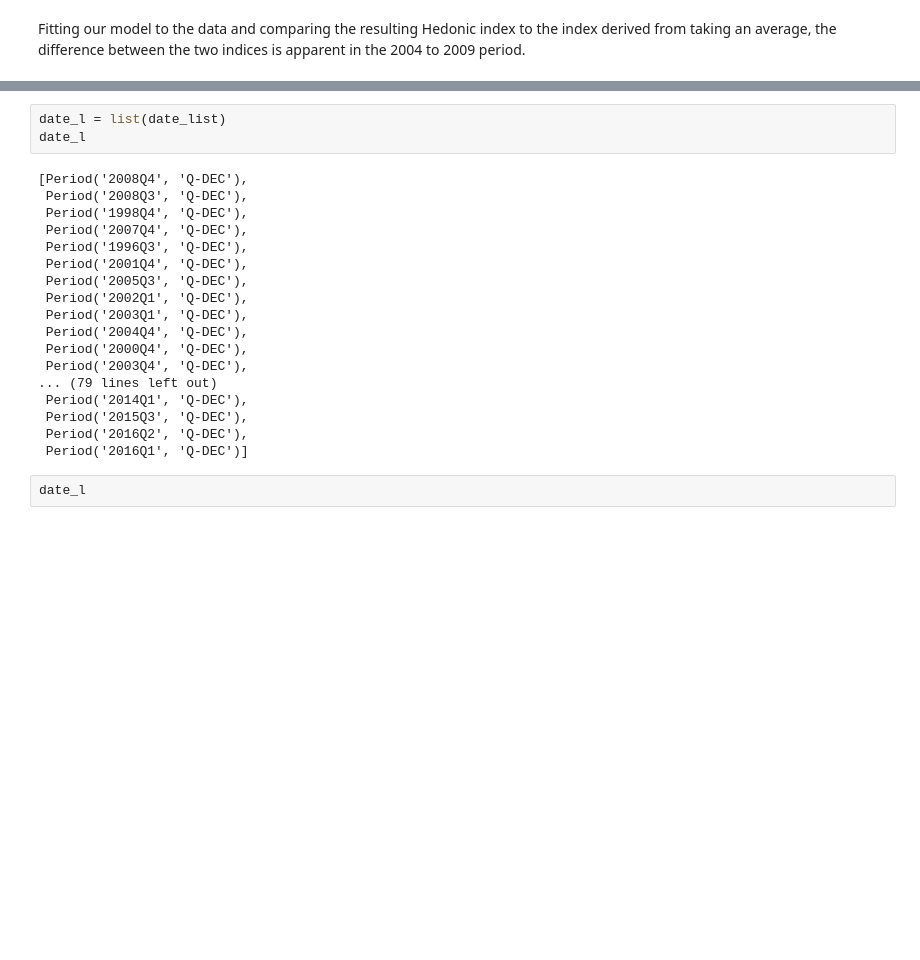
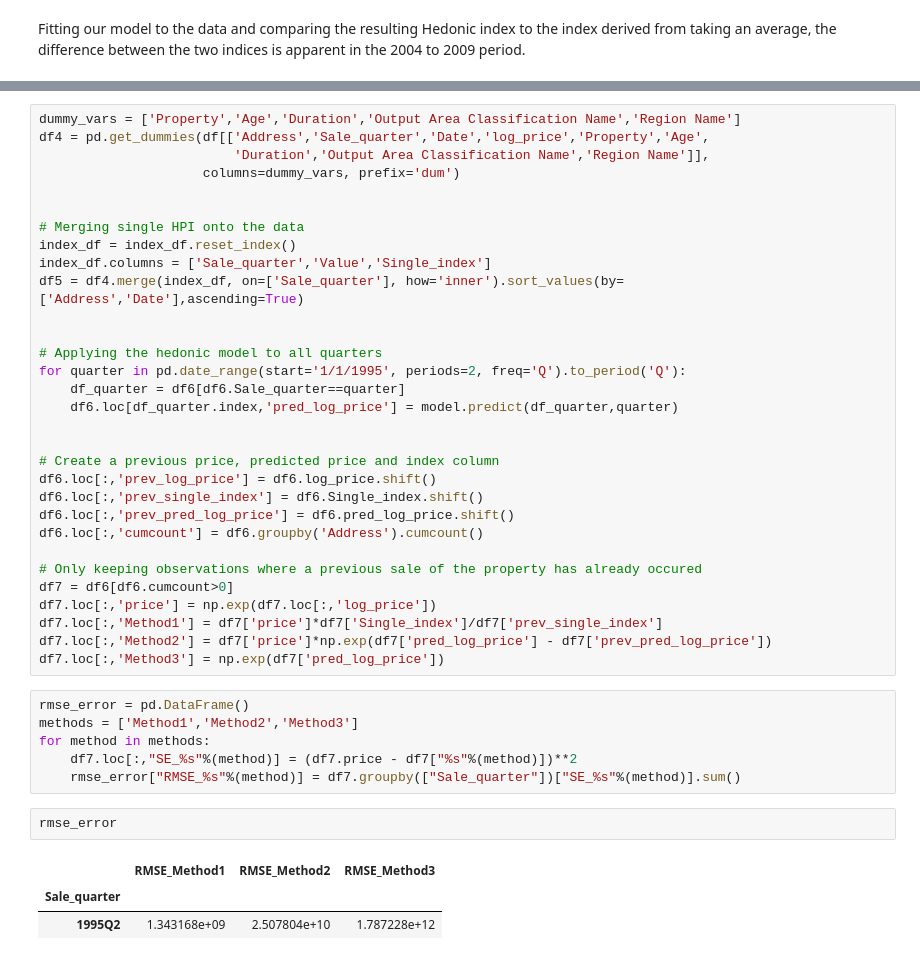
Before and after one commit to Cemlyn/UK-Housing-Market, a Jupyter notebook: House_Price_Index.ipynb, the cells around one changed output, grey strips where cells are left out. Drawn from its saved outputs; the diff is of its cells as text; blank space fills up the shorter version.

```diff
--- a/House_Price_Index.ipynb
+++ b/House_Price_Index.ipynb
@@ -624,23 +506,43 @@ array([Period('2008Q4', 'Q-DEC'), Period('2008Q3', 'Q-DEC'),
-# %%
-date_l = list(date_list)
-date_l
-# %% [output]
-[Period('2008Q4', 'Q-DEC'),
- Period('2008Q3', 'Q-DEC'),
- Period('1998Q4', 'Q-DEC'),
- Period('2007Q4', 'Q-DEC'),
- Period('1996Q3', 'Q-DEC'),
- Period('2001Q4', 'Q-DEC'),
- Period('2005Q3', 'Q-DEC'),
- Period('2002Q1', 'Q-DEC'),
- Period('2003Q1', 'Q-DEC'),
- Period('2004Q4', 'Q-DEC'),
- Period('2000Q4', 'Q-DEC'),
- Period('2003Q4', 'Q-DEC'),
-... (79 lines left out)
- Period('2014Q1', 'Q-DEC'),
- Period('2015Q3', 'Q-DEC'),
- Period('2016Q2', 'Q-DEC'),
- Period('2016Q1', 'Q-DEC')]
-# %%
-date_l
+# %%
+dummy_vars = ['Property','Age','Duration','Output Area Classification Name','Region Name']
+df4 = pd.get_dummies(df[['Address','Sale_quarter','Date','log_price','Property','Age',
+                         'Duration','Output Area Classification Name','Region Name']],
+                     columns=dummy_vars, prefix='dum')
+
+
+# Merging single HPI onto the data
+index_df = index_df.reset_index()
+index_df.columns = ['Sale_quarter','Value','Single_index']
+df5 = df4.merge(index_df, on=['Sale_quarter'], how='inner').sort_values(by=['Address','Date'],ascending=True)
+
+
+# Applying the hedonic model to all quarters
+for quarter in pd.date_range(start='1/1/1995', periods=2, freq='Q').to_period('Q'):
+    df_quarter = df6[df6.Sale_quarter==quarter]
+    df6.loc[df_quarter.index,'pred_log_price'] = model.predict(df_quarter,quarter)
+
+
+# Create a previous price, predicted price and index column
+df6.loc[:,'prev_log_price'] = df6.log_price.shift()
+df6.loc[:,'prev_single_index'] = df6.Single_index.shift()
+df6.loc[:,'prev_pred_log_price'] = df6.pred_log_price.shift()
+df6.loc[:,'cumcount'] = df6.groupby('Address').cumcount()
+
+# Only keeping observations where a previous sale of the property has already occured
+df7 = df6[df6.cumcount>0]
+df7.loc[:,'price'] = np.exp(df7.loc[:,'log_price'])
+df7.loc[:,'Method1'] = df7['price']*df7['Single_index']/df7['prev_single_index']
+df7.loc[:,'Method2'] = df7['price']*np.exp(df7['pred_log_price'] - df7['prev_pred_log_price'])
+df7.loc[:,'Method3'] = np.exp(df7['pred_log_price'])
+# %%
+rmse_error = pd.DataFrame()
+methods = ['Method1','Method2','Method3']
+for method in methods:
+    df7.loc[:,"SE_%s"%(method)] = (df7.price - df7["%s"%(method)])**2
+    rmse_error["RMSE_%s"%(method)] = df7.groupby(["Sale_quarter"])["SE_%s"%(method)].sum()
+# %%
+rmse_error
+# %% [output]
+|  | RMSE_Method1 | RMSE_Method2 | RMSE_Method3 |
+| Sale_quarter |  |  |  |
+| 1995Q2 | 1.343168e+09 | 2.507804e+10 | 1.787228e+12 |
```
Also changed, not shown: parts of 16 cells of this notebook.
